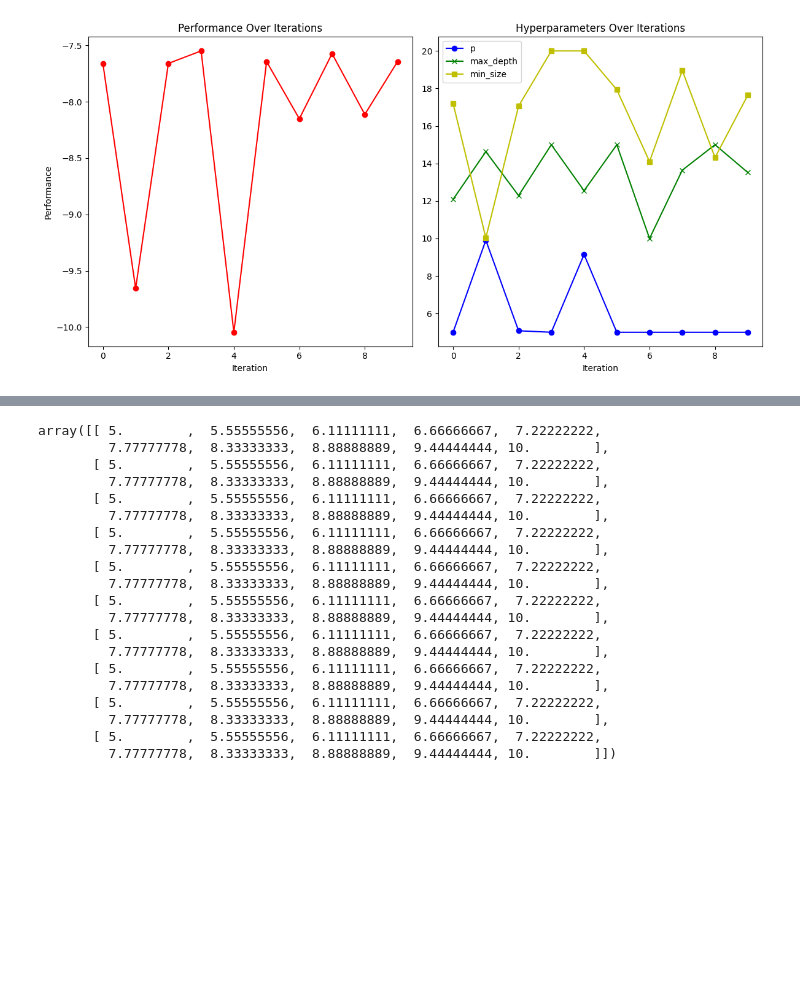
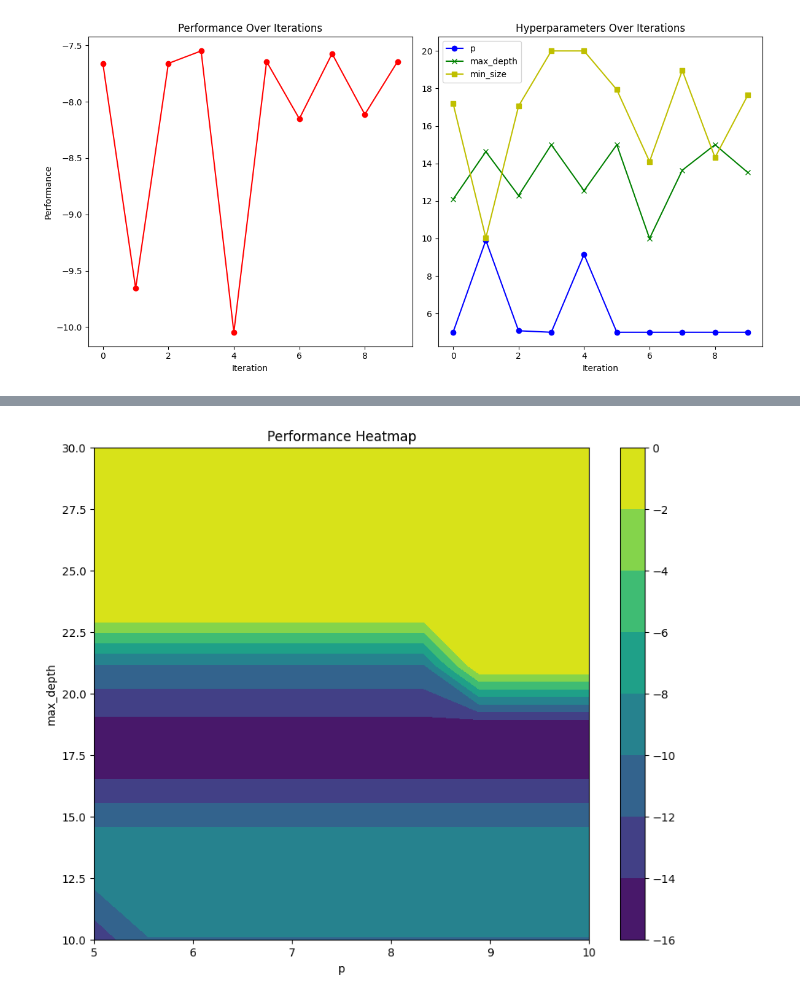
Before and after one commit to TiesHRL/DyART, a Jupyter notebook: Combined_code/test_bayes_opt.ipynb, the cells around one changed output, grey strips where cells are left out. Cells and saved outputs as stored; diff of their text form; code cells hidden in the pictures; blank space fills up the shorter version.

```diff
--- a/Combined_code/test_bayes_opt.ipynb
+++ b/Combined_code/test_bayes_opt.ipynb
@@ -288,23 +288,10 @@ array([[-16.23156119, -14.32701847, -14.32701847, -14.15430406,
-# %%
-p_grid
-# %% [output]
-array([[ 5.        ,  5.55555556,  6.11111111,  6.66666667,  7.22222222,
-         7.77777778,  8.33333333,  8.88888889,  9.44444444, 10.        ],
-       [ 5.        ,  5.55555556,  6.11111111,  6.66666667,  7.22222222,
-         7.77777778,  8.33333333,  8.88888889,  9.44444444, 10.        ],
-       [ 5.        ,  5.55555556,  6.11111111,  6.66666667,  7.22222222,
-         7.77777778,  8.33333333,  8.88888889,  9.44444444, 10.        ],
-       [ 5.        ,  5.55555556,  6.11111111,  6.66666667,  7.22222222,
-         7.77777778,  8.33333333,  8.88888889,  9.44444444, 10.        ],
-       [ 5.        ,  5.55555556,  6.11111111,  6.66666667,  7.22222222,
-         7.77777778,  8.33333333,  8.88888889,  9.44444444, 10.        ],
-       [ 5.        ,  5.55555556,  6.11111111,  6.66666667,  7.22222222,
-         7.77777778,  8.33333333,  8.88888889,  9.44444444, 10.        ],
-       [ 5.        ,  5.55555556,  6.11111111,  6.66666667,  7.22222222,
-         7.77777778,  8.33333333,  8.88888889,  9.44444444, 10.        ],
-       [ 5.        ,  5.55555556,  6.11111111,  6.66666667,  7.22222222,
-         7.77777778,  8.33333333,  8.88888889,  9.44444444, 10.        ],
-       [ 5.        ,  5.55555556,  6.11111111,  6.66666667,  7.22222222,
-         7.77777778,  8.33333333,  8.88888889,  9.44444444, 10.        ],
-       [ 5.        ,  5.55555556,  6.11111111,  6.66666667,  7.22222222,
-         7.77777778,  8.33333333,  8.88888889,  9.44444444, 10.        ]])
+# %%
+plt.figure(figsize=(10, 8))
+cp = plt.contourf(p_grid, max_depth_grid, performance_grid, cmap=cm.viridis)
+plt.colorbar(cp)
+plt.title('Performance Heatmap')
+plt.xlabel('p')
+plt.ylabel('max_depth')
+plt.show()
+# %% [output]
+[figure, added]
```
Also changed, not shown: parts of 3 cells of this notebook, 2 other files.
